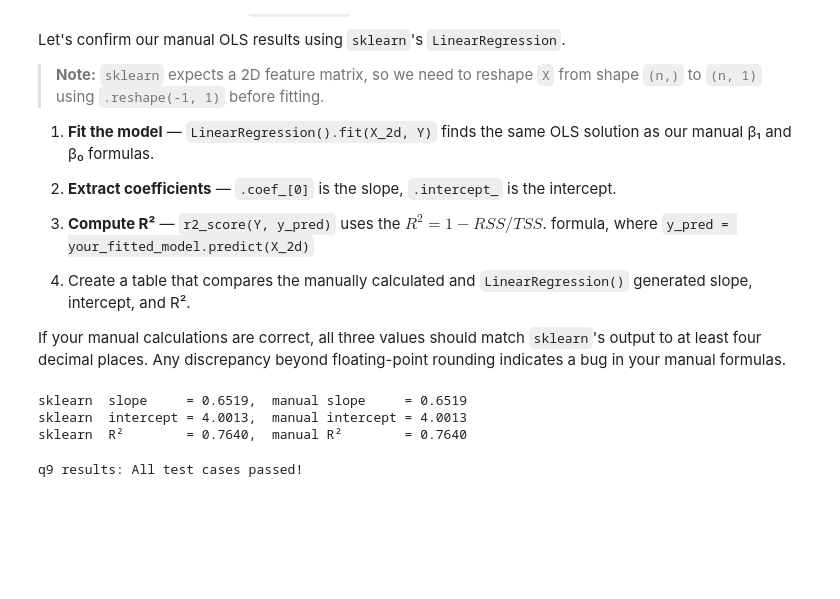
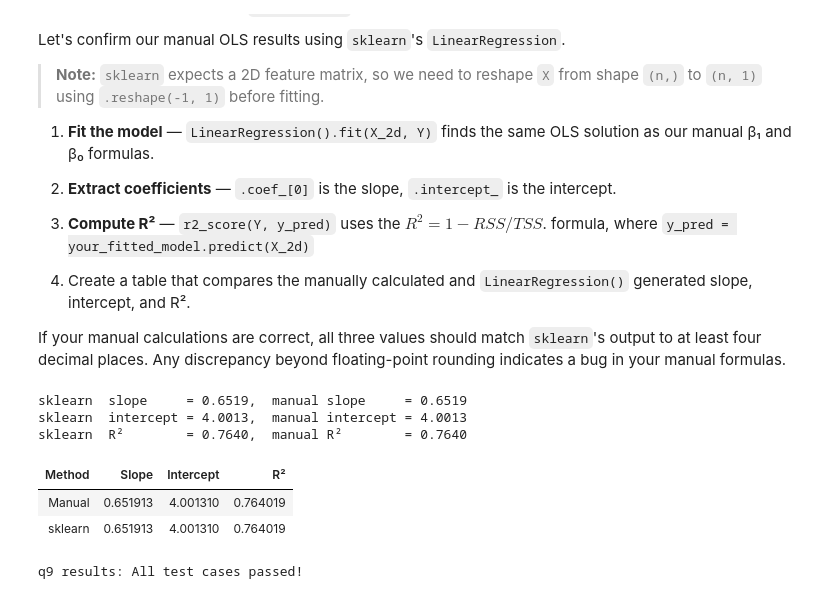
Before and after one commit to avarobillard/assignment-1, a Jupyter notebook: task2/hw1-task2.ipynb, the cells around one changed output. Drawn from its saved outputs; the diff is of its cells as text; code cells hidden in the pictures; blank space fills up the shorter version.

```diff
--- a/task2/hw1-task2.ipynb
+++ b/task2/hw1-task2.ipynb
@@ -226,20 +253,38 @@ If your manual calculations are correct, all three values should match `sklearn`
 to at least four decimal places. Any discrepancy beyond floating-point rounding
 indicates a bug in your manual formulas.
 # %%
+# Convert Series to array and reshape
 X_2d = x.to_numpy().reshape(-1, 1)
+
+# Fit model
 fitted_model = LinearRegression().fit(X_2d, y)
 
+# Extract coefficients
 sk_slope     = fitted_model.coef_[0]
 sk_intercept = fitted_model.intercept_
+
+# Compute R squared
 sk_r2        = r2_score(y, fitted_model.predict(X_2d))
 
+# Print outcomes
 print(f"sklearn  slope     = {sk_slope:.4f},  manual slope     = {beta_1:.4f}")
 print(f"sklearn  intercept = {sk_intercept:.4f},  manual intercept = {beta_0:.4f}")
 print(f"sklearn  R\u00b2        = {sk_r2:.4f},  manual R\u00b2        = {R2:.4f}")
+
+# Create table
+pd.DataFrame({
+    "Method":    ["Manual", "sklearn"],
+    "Slope":     [beta_1, sk_slope],
+    "Intercept": [beta_0, sk_intercept],
+    "R²":        [R2, sk_r2]
+}).style.hide(axis = 'index')
 # %% [output]
 sklearn  slope     = 0.6519,  manual slope     = 0.6519
 sklearn  intercept = 4.0013,  manual intercept = 4.0013
 sklearn  R²        = 0.7640,  manual R²        = 0.7640
+| Method | Slope | Intercept | R² |
+| Manual | 0.651913 | 4.001310 | 0.764019 |
+| sklearn | 0.651913 | 4.001310 | 0.764019 |
 # %%
 grader.check("q9")
 # %% [output]
```
Also changed, not shown: parts of 12 cells of this notebook.
